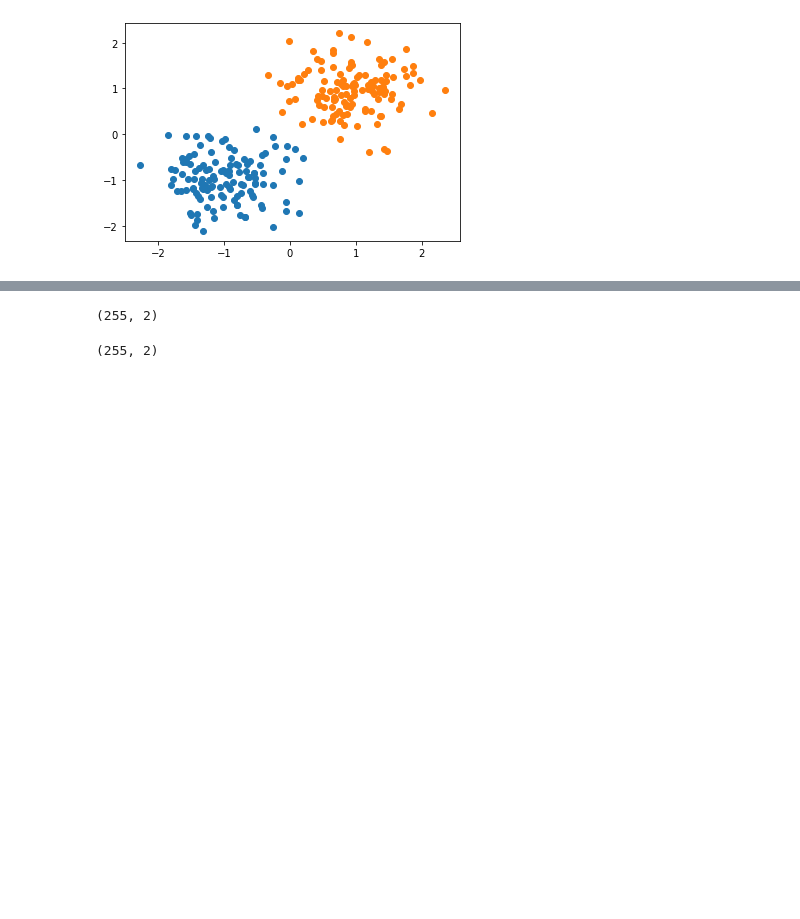
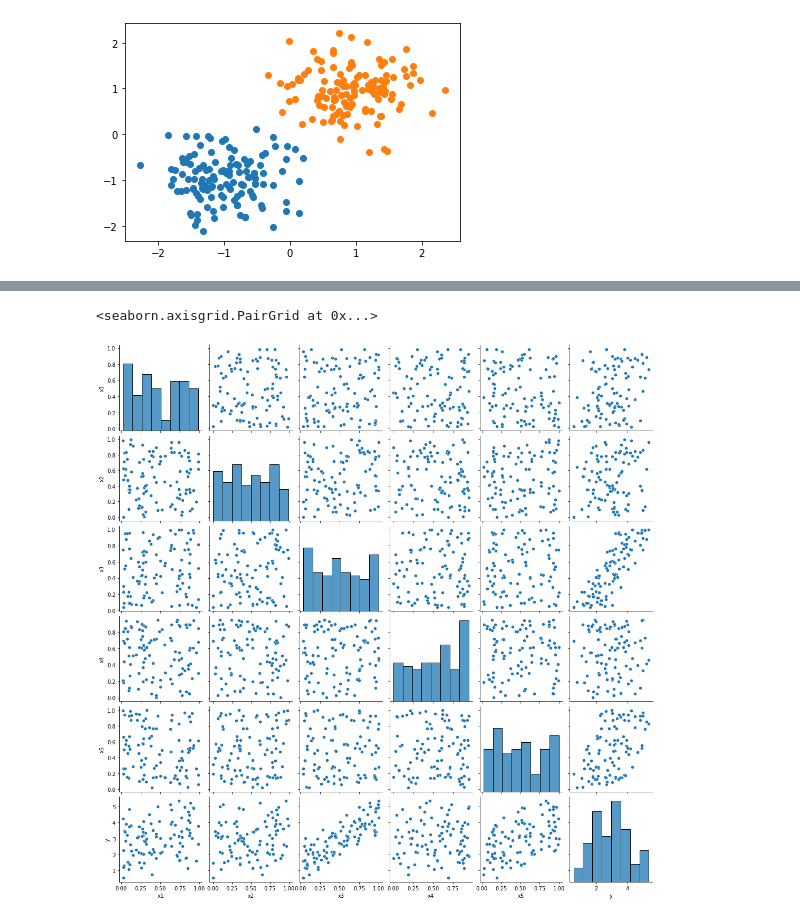
Before and after one commit to khroushan/outliers-handling, a Jupyter notebook: notebooks/lof.ipynb, the cells around one changed output, grey strips where cells are left out. Drawn from its saved outputs; the diff is of its cells as text; code cells hidden in the pictures; blank space fills up the shorter version.

Commit message:
data geenerator

```diff
--- a/notebooks/lof.ipynb
+++ b/notebooks/lof.ipynb
@@ -105,18 +121,17 @@ pl.scatter(X[y==1,0], X[y==1,1])
 # %%
-def make_target(X, degrees=1, coeffs=None):
+def make_target_independent(X, degrees=1, coeffs=None):
     """ Generate target for given numerical features."""
-    y = X.copy()
-    if not coeffs:
-        coeffs = np.random.rand(degrees)
+    y = np.zeros(X.shape[0])
 
-    for c in zip(coeffs):
-        y = c * y * y
+    for dg in range(degrees):
+        indxs = np.random.choice(X.shape[1], dg)
+        coefs = np.random.randint(1, 4, size=len(indxs))
+        for c, indx in zip(coefs, indxs):
+            y += c*X[:,indx]
     return y
+# %%
+N_features = 5
+N_datapoints = 100
+X = np.random.rand(N_datapoints, N_features)
 # %%
-make_target(X, 3).shape
+y = make_target_independent(X, 3)
-# %% [output]
-(255, 2)
-# %%
-(X * X).shape
-# %% [output]
-(255, 2)
@@ -124,0 +140,8 @@ X.cop
+# %%
+df = pd.DataFrame(X, columns=[f'x{i}' for i in range(1,6)])
+df['y'] = y
+# %%
+sns.pairplot(df)
+# %% [output]
+<seaborn.axisgrid.PairGrid at 0x...>
+[figure, added]
```
Also changed, not shown: parts of 5 cells of this notebook, 1 other file.
